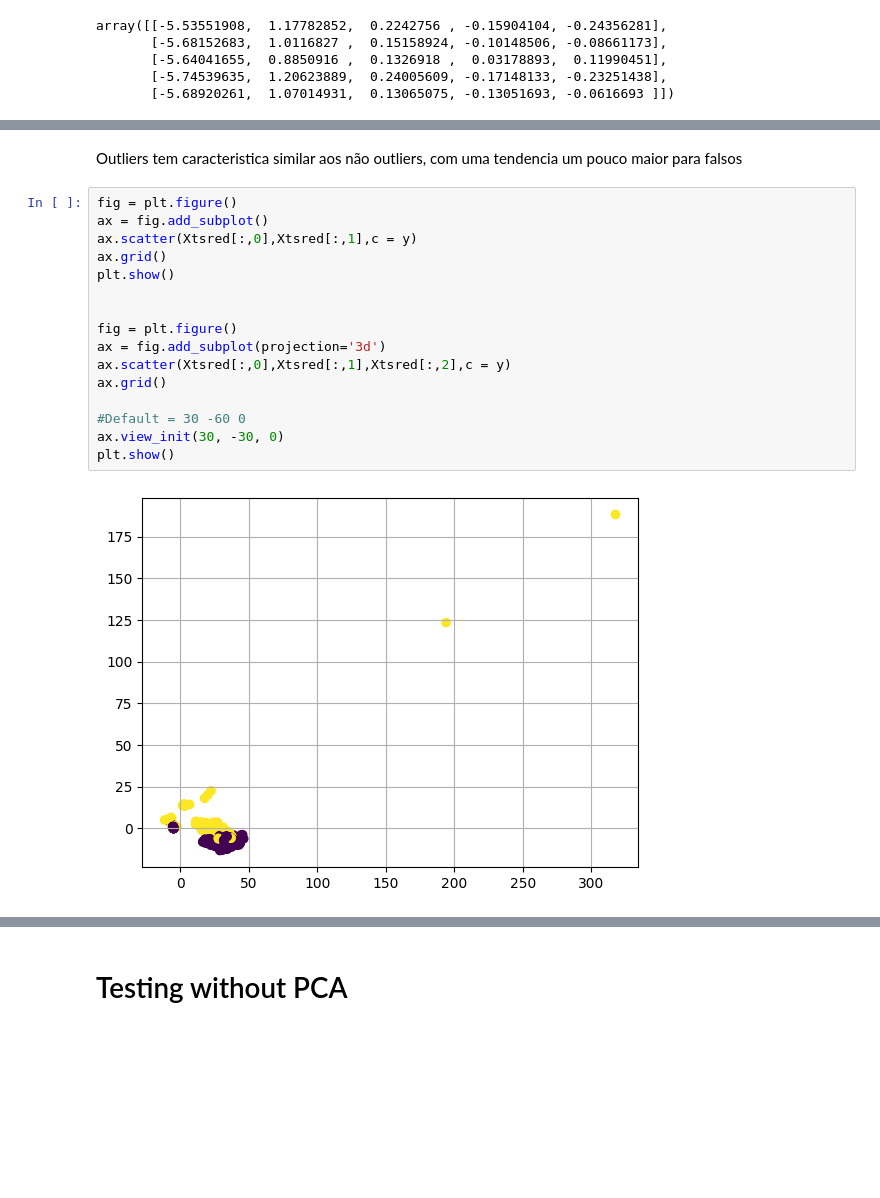
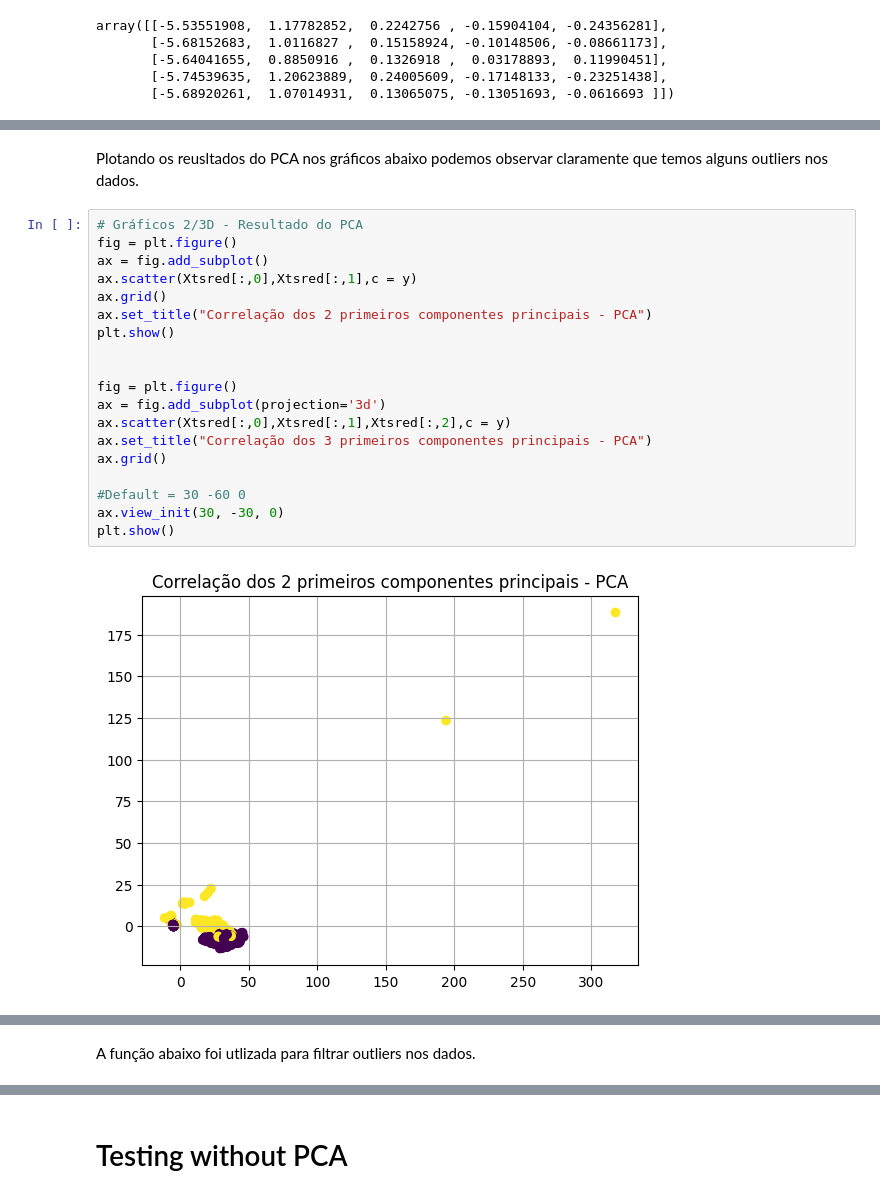
Before and after one commit to hseghetto/TCC_ML-WT, a Jupyter notebook: code/04_Humberto.ipynb, the cells around one changed output, grey strips where cells are left out. Saved outputs shown, nothing was run; the diff lists cells and outputs as text; blank space fills up the shorter version.

```diff
--- a/code/04_Humberto.ipynb
+++ b/code/04_Humberto.ipynb
@@ -118,20 +77,23 @@ df2save['target'].loc[np.invert(map)].value_counts().sort_values().plot(kind='ba
-# %% [markdown]
-Outliers tem caracteristica similar aos não outliers, com uma tendencia um pouco maior para falsos
+# %% [markdown]
+Plotando os reusltados do PCA nos gráficos abaixo podemos observar claramente que temos alguns outliers nos dados.
 # %%
+# Gráficos 2/3D - Resultado do PCA
 fig = plt.figure()
 ax = fig.add_subplot()
 ax.scatter(Xtsred[:,0],Xtsred[:,1],c = y)
 ax.grid()
+ax.set_title("Correlação dos 2 primeiros componentes principais - PCA")
 plt.show()
 
 
 fig = plt.figure()
 ax = fig.add_subplot(projection='3d')
 ax.scatter(Xtsred[:,0],Xtsred[:,1],Xtsred[:,2],c = y)
+ax.set_title("Correlação dos 3 primeiros componentes principais - PCA")
 ax.grid()
 
 #Default = 30 -60 0
 ax.view_init(30, -30, 0)
 plt.show()
 # %% [output]
-[figure, old version]
+[figure, new version]
@@ -138,0 +101,2 @@ plt.show()
+# %% [markdown]
+A função abaixo foi utlizada para filtrar outliers nos dados.
```
Also changed, not shown: parts of 34 cells of this notebook.
